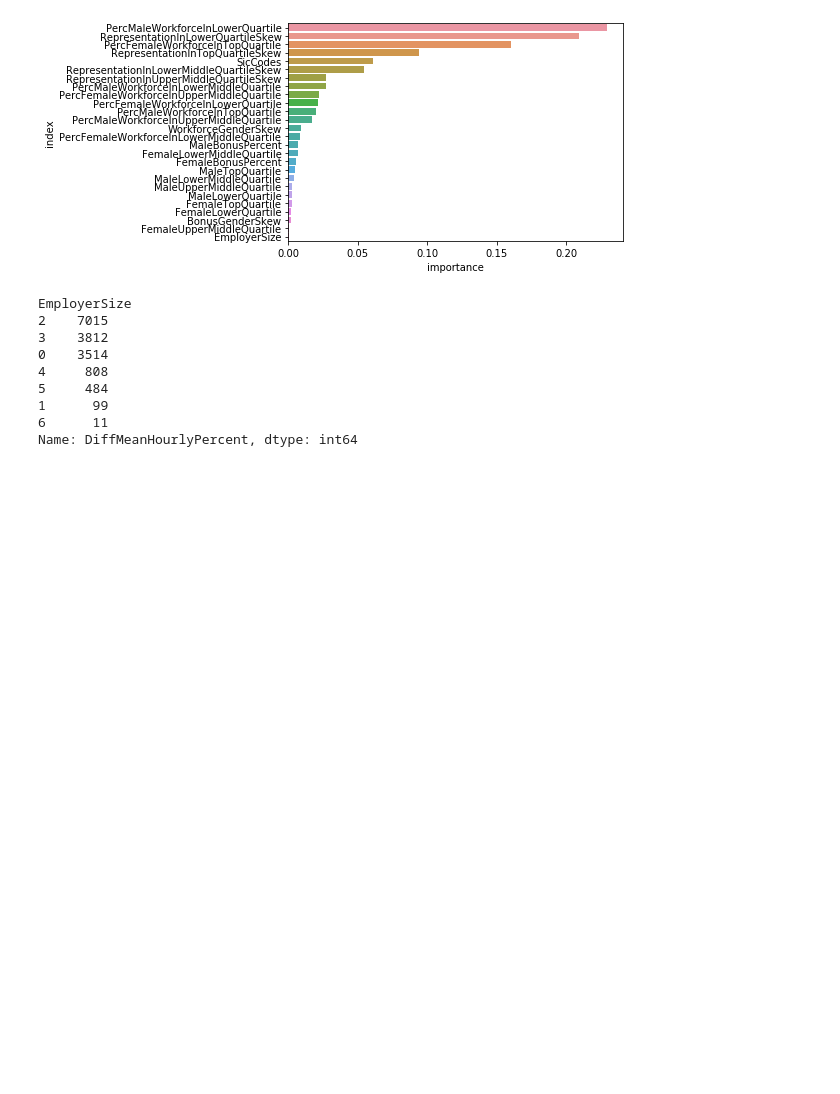
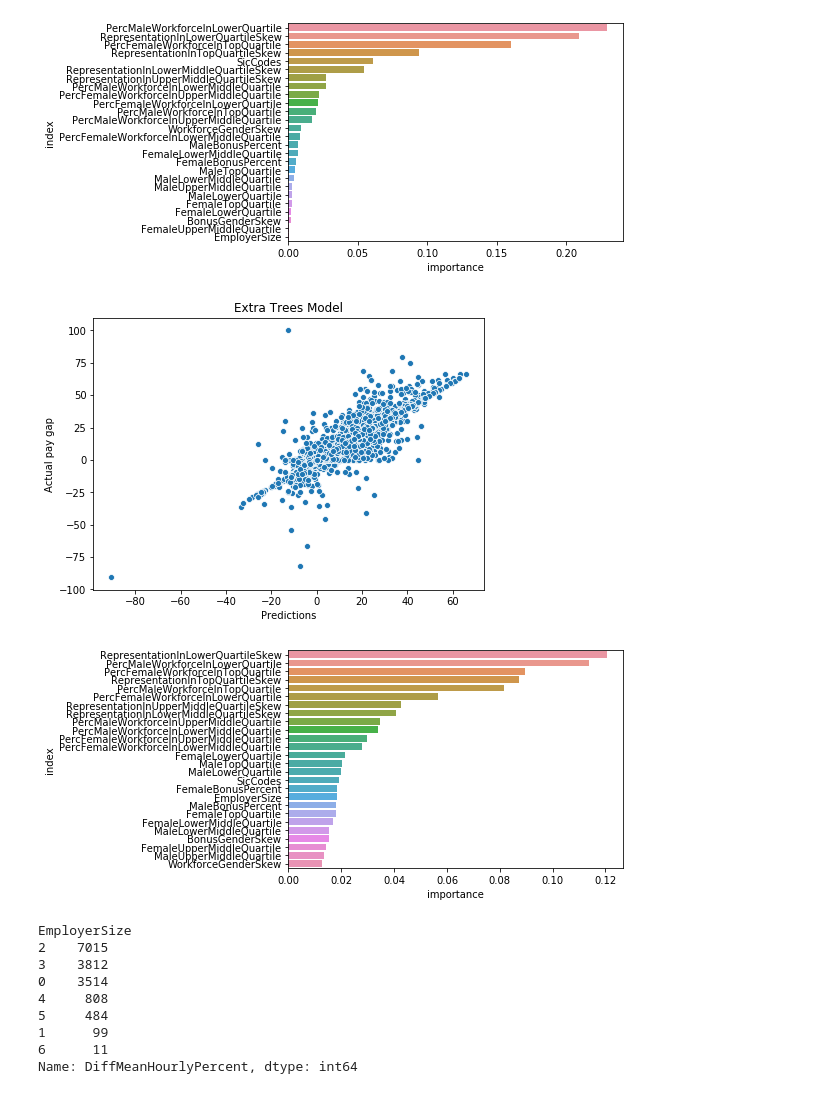
Before and after one commit to Ads2020Group6/data-exploration, a Jupyter notebook: UK_GOV_data_modelling - Shivangi.ipynb, the cells around one changed output. Drawn from its saved outputs; the diff is of its cells as text; code cells hidden in the pictures; blank space fills up the shorter version.

Commit message:
predicting gpg for 2019, high dpi viz

```diff
--- a/UK_GOV_data_modelling - Shivangi.ipynb
+++ b/UK_GOV_data_modelling - Shivangi.ipynb
@@ -325,3 +362,13 @@ def gradboost(train_X, val_X, train_y, val_y):
+# %%
+def extraTreeRegressor(train_X, val_X, train_y, val_y):
+    extratree_model = ExtraTreesRegressor(random_state=1)
+    extratree_model.fit(train_X, train_y)
+    val_predictions = extratree_model.predict(val_X)
+    print("Extra tree mae:",mean_absolute_error(val_y, val_predictions))
+    print("Extra tree rmse:",sqrt(mean_squared_error(val_y, val_predictions)))
+    #print("Gradient Boosting aic:",aic(val_y, val_predictions, len(val_X.columns)))
+    print("Extra tree R^2 score", extratree_model.score(val_X, val_y))
+    return extratree_model
 # %%
 def accuracy(target, pred): #bad idea for this since target may be zero
     # Calculate mean absolute percentage error (MAPE)
@@ -447,3 +500,6 @@ Adaboost R^2 score 0.46711345973636176
 Gradient Boosting mae: 6.164439689064073
 Gradient Boosting rmse: 9.155098335907102
 Gradient Boosting R^2 score 0.6644811949552317
+# %%
+median_xgboost_model = xgboost(train_X,val_X,train_y,val_y)
+median_tree_model = extraTreeRegressor(train_X, val_X, train_y, val_y)
@@ -478,6 +541,12 @@ feature_imp(median_gradboost_model,train_X)
 # %% [output]
 [figure]
 [figure]
+# %%
+correlatePredictions(median_tree_model,val_X,val_y,"Extra Trees Model")
+feature_imp(median_tree_model,train_X)
+# %% [output]
+[figure, added]
+[figure, added]
 # %%
 trial_data = data.copy()
 # %%
```
Also changed, not shown: parts of 27 cells of this notebook, 1 other file.
